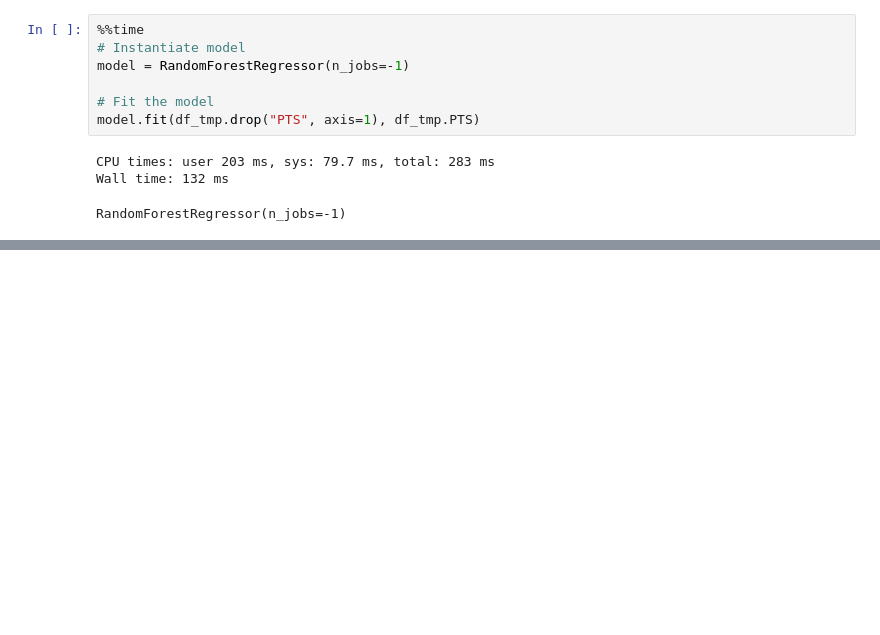
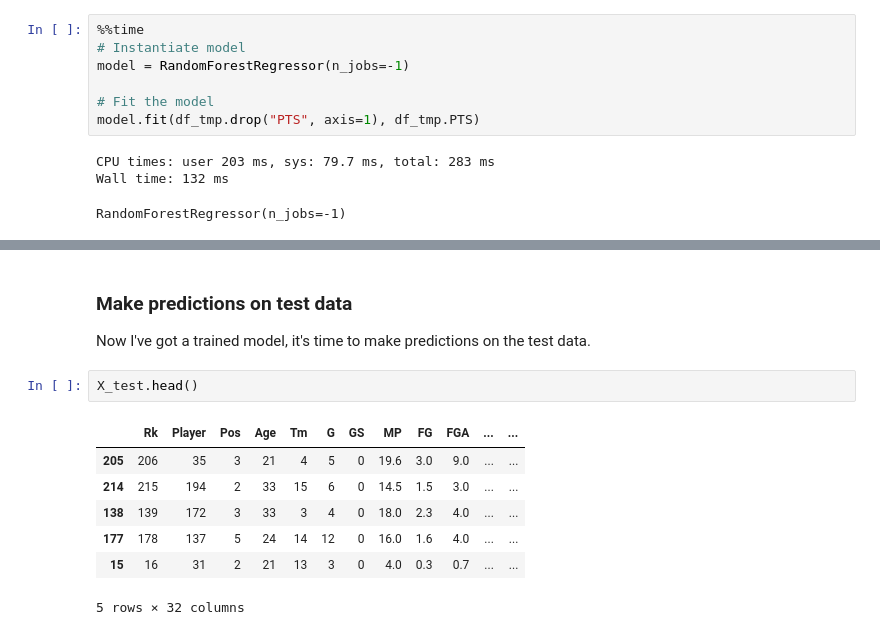
Before and after one commit to Hei-Chunhei/NBA_Players_Scoring_Prediction_Regression, a Jupyter notebook: NBA_Scoring_Prediction_Playoff.ipynb, the cells around one changed output, grey strips where cells are left out. Drawn from its saved outputs; the diff is of its cells as text; blank space fills up the shorter version.

```diff
--- a/NBA_Scoring_Prediction_Playoff.ipynb
+++ b/NBA_Scoring_Prediction_Playoff.ipynb
@@ -427,0 +499,13 @@ RandomForestRegressor(n_jobs=-1)
+# %% [markdown]
+### Make predictions on test data
+Now I've got a trained model, it's time to make predictions on the test data.
+# %%
+X_test.head()
+# %% [output]
+|  | Rk | Player | Pos | Age | Tm | G | GS | MP | FG | FGA | ... | ... |
+| 205 | 206 | 35 | 3 | 21 | 4 | 5 | 0 | 19.6 | 3.0 | 9.0 | ... | ... |
+| 214 | 215 | 194 | 2 | 33 | 15 | 6 | 0 | 14.5 | 1.5 | 3.0 | ... | ... |
+| 138 | 139 | 172 | 3 | 33 | 3 | 4 | 0 | 18.0 | 2.3 | 4.0 | ... | ... |
+| 177 | 178 | 137 | 5 | 24 | 14 | 12 | 0 | 16.0 | 1.6 | 4.0 | ... | ... |
+| 15 | 16 | 31 | 2 | 21 | 13 | 3 | 0 | 4.0 | 0.3 | 0.7 | ... | ... |
+5 rows × 32 columns
```
Also changed, not shown: parts of 22 cells of this notebook, 2 other files.
